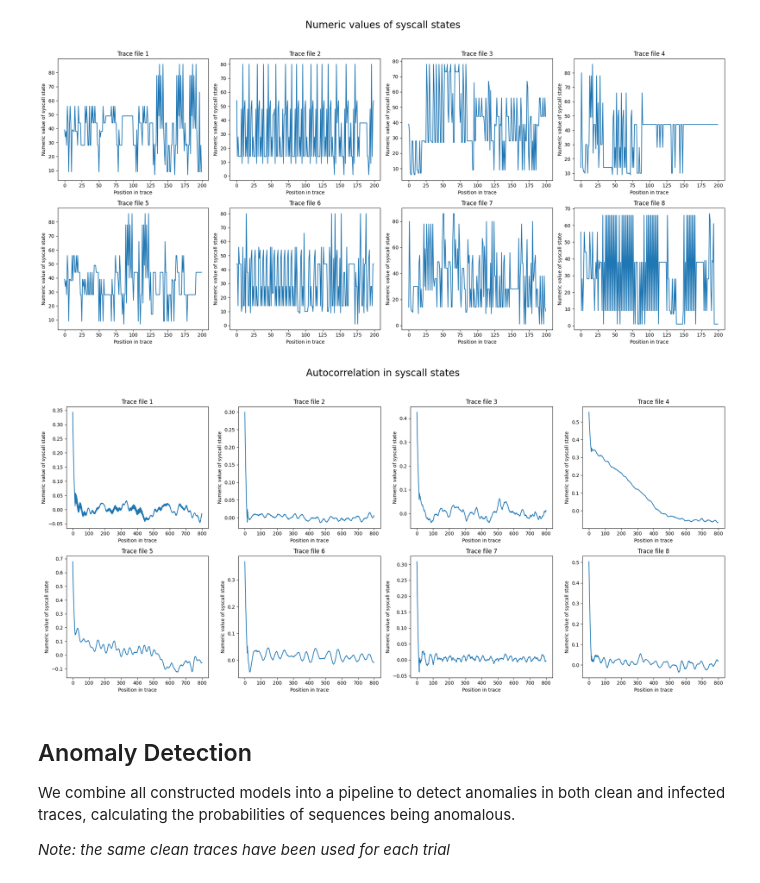
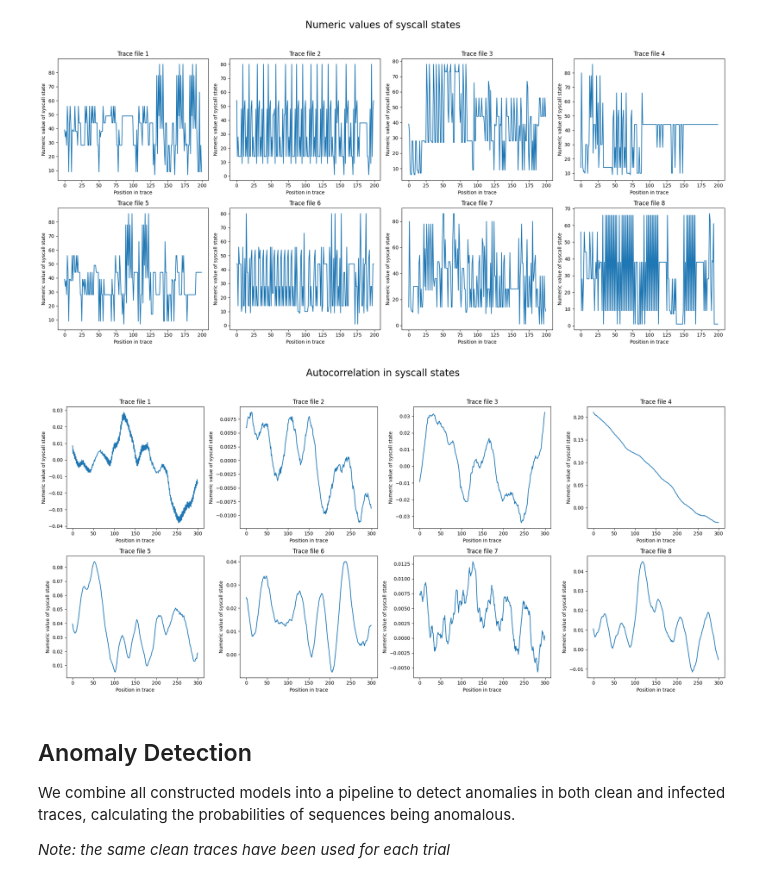
Before and after one commit to SubconsciousCompute/SysCall-IDS, a Jupyter notebook: notebooks/subcom_pipeline.ipynb, the cells around one changed output. Cells and saved outputs as stored; diff of their text form; code cells hidden in the pictures.

Commit message:
updated autocorrelation plots

```diff
--- a/notebooks/subcom_pipeline.ipynb
+++ b/notebooks/subcom_pipeline.ipynb
@@ -174,20 +174,20 @@ plt.show()
 # %%
 plt.figure(figsize=(20, 10))
 
 for i in range(8):
         plt.subplot(2, 4, i+1)
         acf = autocorrelation(encoded_data[i])
-        acf = savgol_filter(acf, window_length=31, polyorder=2)
-        plt.plot(acf[100:])
+        acf = savgol_filter(acf, window_length=50, polyorder=2)
+        plt.plot(acf[200:500])
         plt.xlabel("Position in trace")
         plt.ylabel("Numeric value of syscall state")
         plt.title(f"Trace file {i+1}");
 
 plt.suptitle("Autocorrelation in syscall states", fontsize=20)
 plt.tight_layout(rect=[0, 0.03, 1, 0.95])
 plt.show()
 # %% [output]
-[figure, old version]
+[figure, new version]
 # %%
 # # IN PROGRESS
 
```
